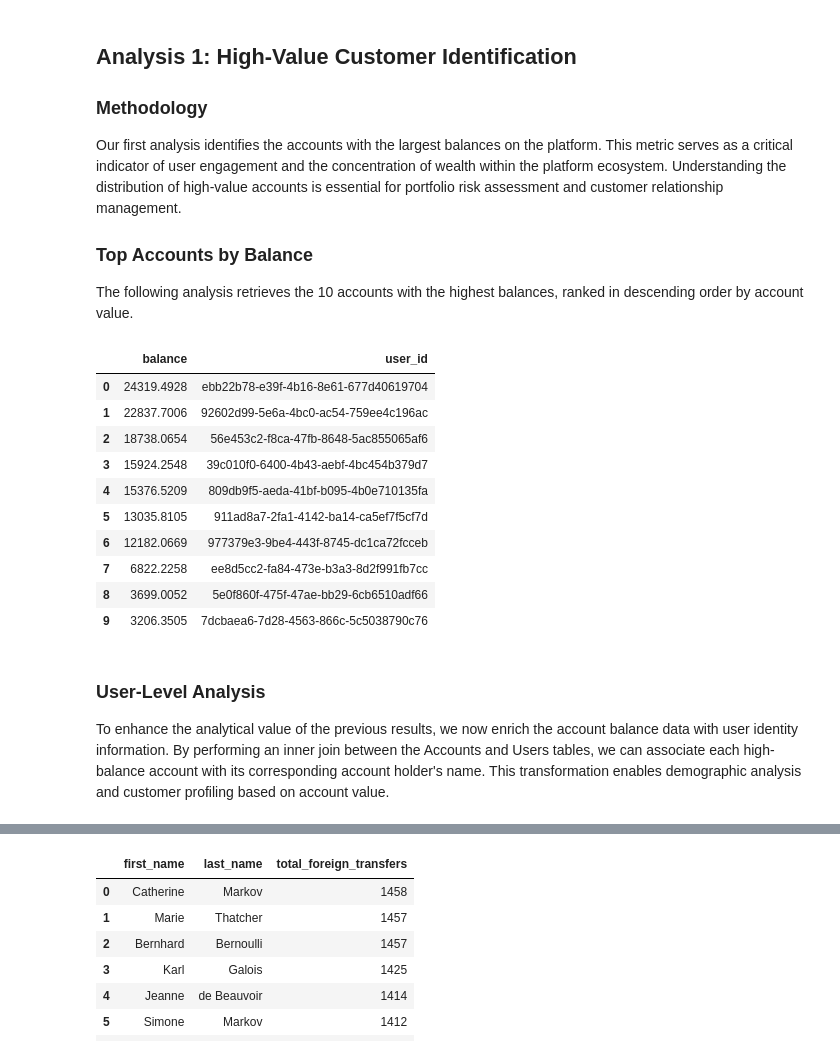
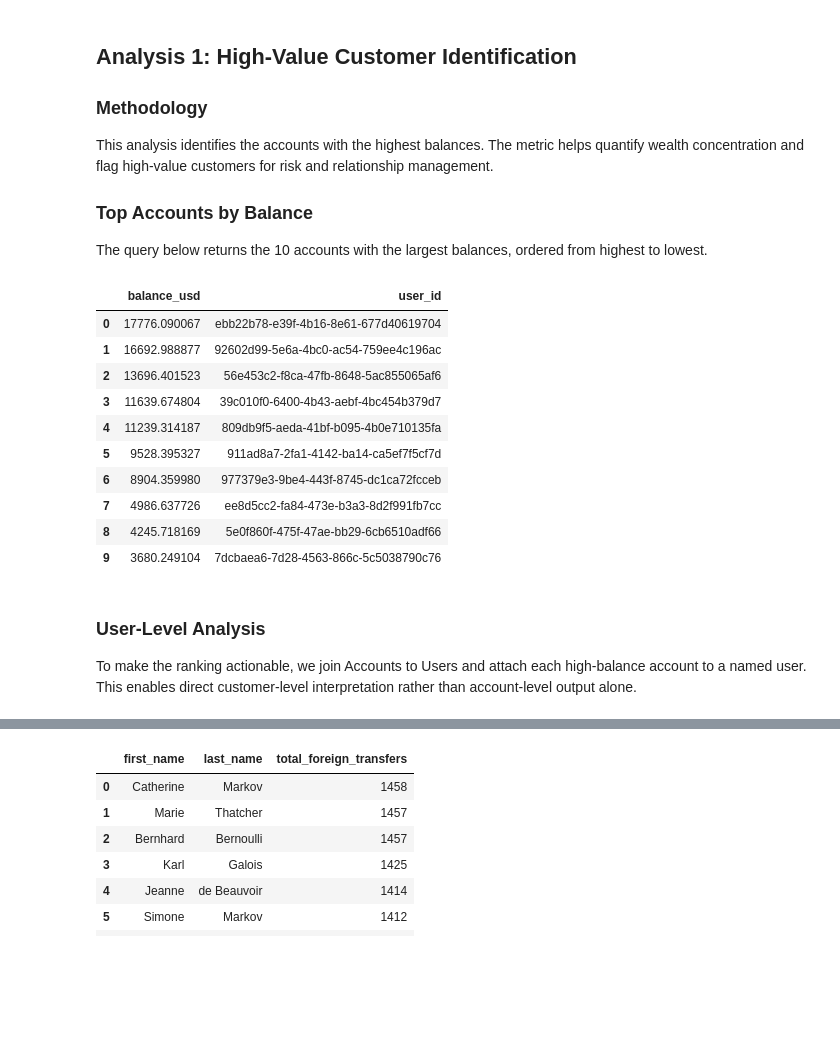
Before and after one commit to ploewen/fintech_ledger, a Jupyter notebook: analysis/db_analysis.ipynb, the cells around one changed output, grey strips where cells are left out. Cells and saved outputs as stored; diff of their text form; code cells hidden in the pictures; blank space fills up the shorter version.

```diff
--- a/analysis/db_analysis.ipynb
+++ b/analysis/db_analysis.ipynb
@@ -67,37 +70,45 @@ df.head()
 
 ### Methodology
 
-Our first analysis identifies the accounts with the largest balances on the platform. This metric serves as a critical indicator of user engagement and the concentration of wealth within the platform ecosystem. Understanding the distribution of high-value accounts is essential for portfolio risk assessment and customer relationship management.
+This analysis identifies the accounts with the highest balances. The metric helps quantify wealth concentration and flag high-value customers for risk and relationship management.
 
 ### Top Accounts by Balance
 
-The following analysis retrieves the 10 accounts with the highest balances, ranked in descending order by account value.
+The query below returns the 10 accounts with the largest balances, ordered from highest to lowest.
 # %%
 highest_balance_query = """
-    SELECT balance, user_id
-    FROM Records.Accounts
-    ORDER BY balance DESC
-    LIMIT 10
+    WITH er AS (
+        SELECT source_currency, target_currency, exchange_rate
+        FROM Records.ExchangeRates
+        WHERE target_currency = 'USD'
+        UNION ALL
+        SELECT 'USD', 'USD', 1::numeric(9)
+    )
+    SELECT a.balance * er.exchange_rate as balance_usd, a.user_id
+    FROM Records.Accounts as a
+    INNER JOIN er
+    ON a.currency_code = er.source_currency
+    ORDER BY balance_usd DESC
     """
 
 df = pd.read_sql(highest_balance_query, engine)
 
-df
+df.head(10)
 # %% [output]
-|  | balance | user_id |
-| 0 | 24319.4928 | ebb22b78-e39f-4b16-8e61-677d40619704 |
-| 1 | 22837.7006 | 92602d99-5e6a-4bc0-ac54-759ee4c196ac |
-| 2 | 18738.0654 | 56e453c2-f8ca-47fb-8648-5ac855065af6 |
-| 3 | 15924.2548 | 39c010f0-6400-4b43-aebf-4bc454b379d7 |
-| 4 | 15376.5209 | 809db9f5-aeda-41bf-b095-4b0e710135fa |
-| 5 | 13035.8105 | 911ad8a7-2fa1-4142-ba14-ca5ef7f5cf7d |
-| 6 | 12182.0669 | 977379e3-9be4-443f-8745-dc1ca72fcceb |
-| 7 | 6822.2258 | ee8d5cc2-fa84-473e-b3a3-8d2f991fb7cc |
-| 8 | 3699.0052 | 5e0f860f-475f-47ae-bb29-6cb6510adf66 |
-| 9 | 3206.3505 | 7dcbaea6-7d28-4563-866c-5c5038790c76 |
+|  | balance_usd | user_id |
+| 0 | 17776.090067 | ebb22b78-e39f-4b16-8e61-677d40619704 |
+| 1 | 16692.988877 | 92602d99-5e6a-4bc0-ac54-759ee4c196ac |
+| 2 | 13696.401523 | 56e453c2-f8ca-47fb-8648-5ac855065af6 |
+| 3 | 11639.674804 | 39c010f0-6400-4b43-aebf-4bc454b379d7 |
+| 4 | 11239.314187 | 809db9f5-aeda-41bf-b095-4b0e710135fa |
+| 5 | 9528.395327 | 911ad8a7-2fa1-4142-ba14-ca5ef7f5cf7d |
+| 6 | 8904.359980 | 977379e3-9be4-443f-8745-dc1ca72fcceb |
+| 7 | 4986.637726 | ee8d5cc2-fa84-473e-b3a3-8d2f991fb7cc |
+| 8 | 4245.718169 | 5e0f860f-475f-47ae-bb29-6cb6510adf66 |
+| 9 | 3680.249104 | 7dcbaea6-7d28-4563-866c-5c5038790c76 |
 # %% [markdown]
 ### User-Level Analysis
 
-To enhance the analytical value of the previous results, we now enrich the account balance data with user identity information. By performing an inner join between the Accounts and Users tables, we can associate each high-balance account with its corresponding account holder's name. This transformation enables demographic analysis and customer profiling based on account value.
+To make the ranking actionable, we join Accounts to Users and attach each high-balance account to a named user. This enables direct customer-level interpretation rather than account-level output alone.
 # %%
 users_highest_balance_query = """
```
Also changed, not shown: parts of 25 cells of this notebook, 2 other files.
